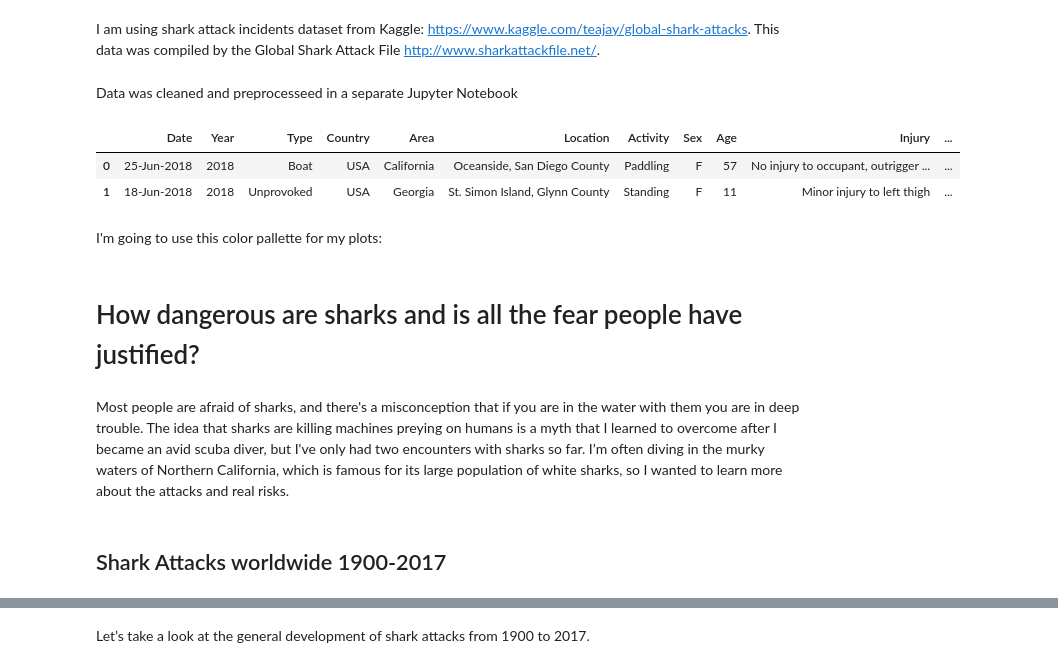
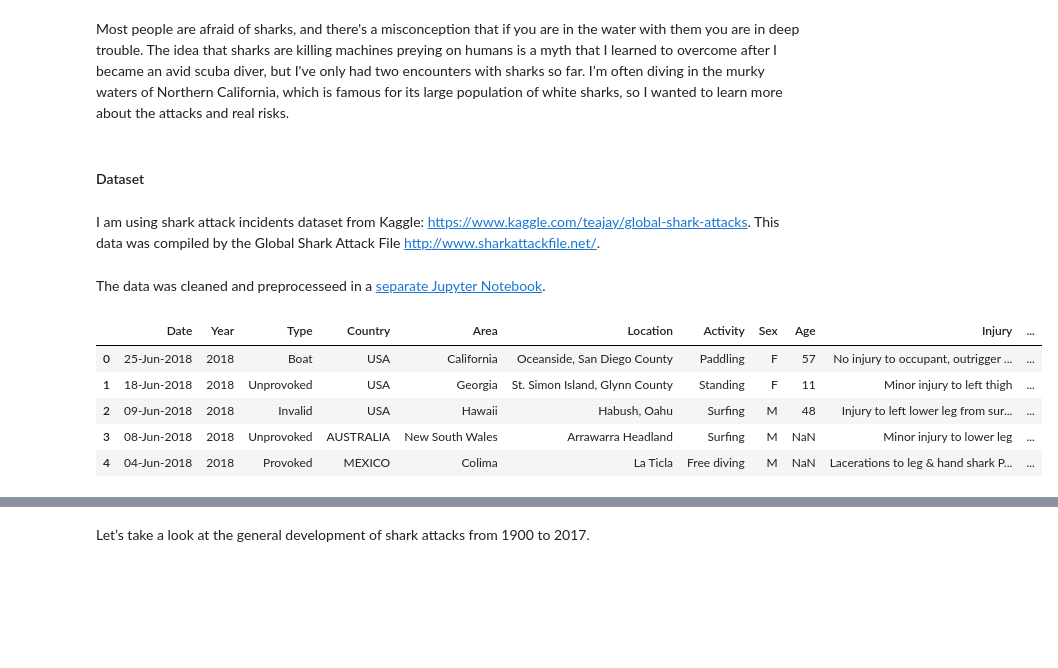
Before and after one commit to katjawittfoth/Shark_Attacks, a Jupyter notebook: Notebooks/Shark Attacks.ipynb, the cells around one changed output, grey strips where cells are left out. Saved outputs shown, nothing was run; the diff lists cells and outputs as text; code cells hidden in the pictures; blank space fills up the shorter version.

```diff
--- a/Notebooks/Shark Attacks.ipynb
+++ b/Notebooks/Shark Attacks.ipynb
@@ -19,16 +43,26 @@ init_notebook_mode(connected=True)
+# %% [markdown]
+Most people are afraid of sharks, and there's a misconception that if you are in the water with
+them you are in deep trouble. The idea that sharks are killing machines preying on humans is a
+myth that I learned to overcome after I became an avid scuba diver, but I've only had two
+encounters with sharks so far. I’m often diving in the murky waters of Northern California, which
+is famous for its large population of white sharks, so I wanted to learn more about the attacks
+and real risks.
+# %% [markdown]
+#### Dataset
 # %% [markdown]
 I am using shark attack incidents dataset from Kaggle:
 https://www.kaggle.com/teajay/global-shark-attacks. This data was compiled by the Global Shark Attack File http://www.sharkattackfile.net/.
 # %% [markdown]
-Data was cleaned and preprocesseed in a separate Jupyter Notebook
+The data was cleaned and preprocesseed in a [separate Jupyter Notebook](https://github.com/katjawittfoth/Data_Viz/blob/master/Notebooks/Data%20Cleaning%20Shark%20Attacks.ipynb).
 # %%
 sharks = pd.read_csv('shark_attack_cleaned.csv')
 # %%
-sharks.head(2)
+sharks.head(5)
 # %% [output]
 |  | Date | Year | Type | Country | Area | Location | Activity | Sex | Age | Injury | ... |
 | 0 | 25-Jun-2018 | 2018 | Boat | USA | California | Oceanside, San Diego County | Paddling | F | 57 | No injury to occupant, outrigger ... | ... |
 | 1 | 18-Jun-2018 | 2018 | Unprovoked | USA | Georgia | St. Simon Island, Glynn County | Standing | F | 11 | Minor injury to left thigh | ... |
+| 2 | 09-Jun-2018 | 2018 | Invalid | USA | Hawaii | Habush, Oahu | Surfing | M | 48 | Injury to left lower leg from sur... | ... |
+| 3 | 08-Jun-2018 | 2018 | Unprovoked | AUSTRALIA | New South Wales | Arrawarra Headland | Surfing | M | NaN | Minor injury to lower leg | ... |
+| 4 | 04-Jun-2018 | 2018 | Provoked | MEXICO | Colima | La Ticla | Free diving | M | NaN | Lacerations to leg & hand shark P... | ... |
-# %% [markdown]
-I'm going to use this color pallette for my plots:
 # %%
@@ -38,9 +73,3 @@ green = 'rgb(199, 204, 118)'
 pink = 'rgb(254, 207, 173)'
 orange = 'rgb(253, 174, 97)'
 red = 'rgb(253, 107, 97)'
-# %% [markdown]
-# How dangerous are sharks and is all the fear people have justified?
-# %% [markdown]
-Most people are afraid of sharks, and there's a misconception that if you are in the water with them you are in deep trouble. The idea that sharks are killing machines preying on humans is a myth that I learned to overcome after I became an avid scuba diver, but I've only had two encounters with sharks so far. I’m often diving in the murky waters of Northern California, which is famous for its large population of white sharks, so I wanted to learn more about the attacks and real risks.
-# %% [markdown]
-## Shark Attacks worldwide 1900-2017
```
Also changed, not shown: parts of 78 cells of this notebook, 2 other files.
